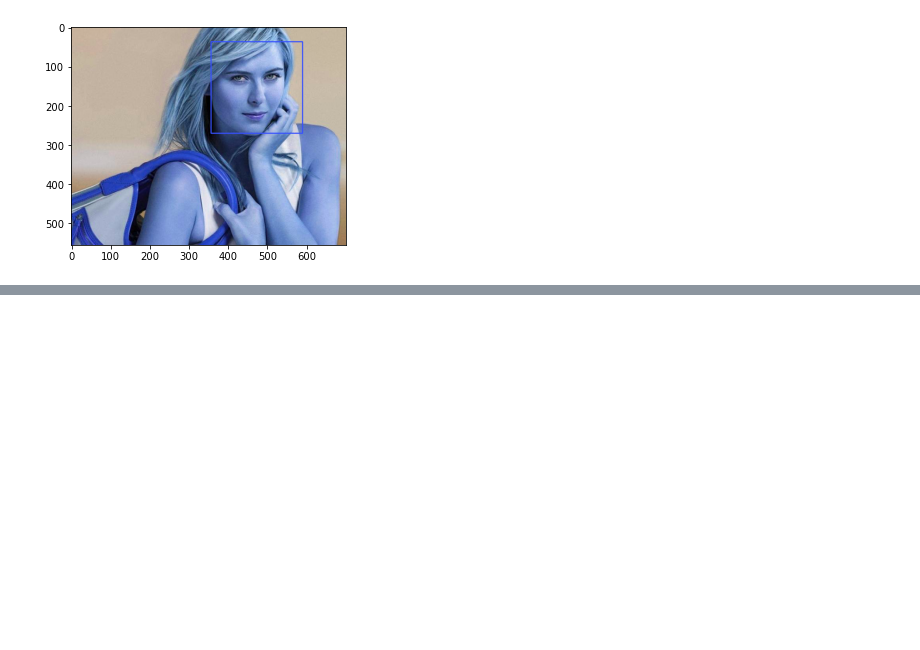
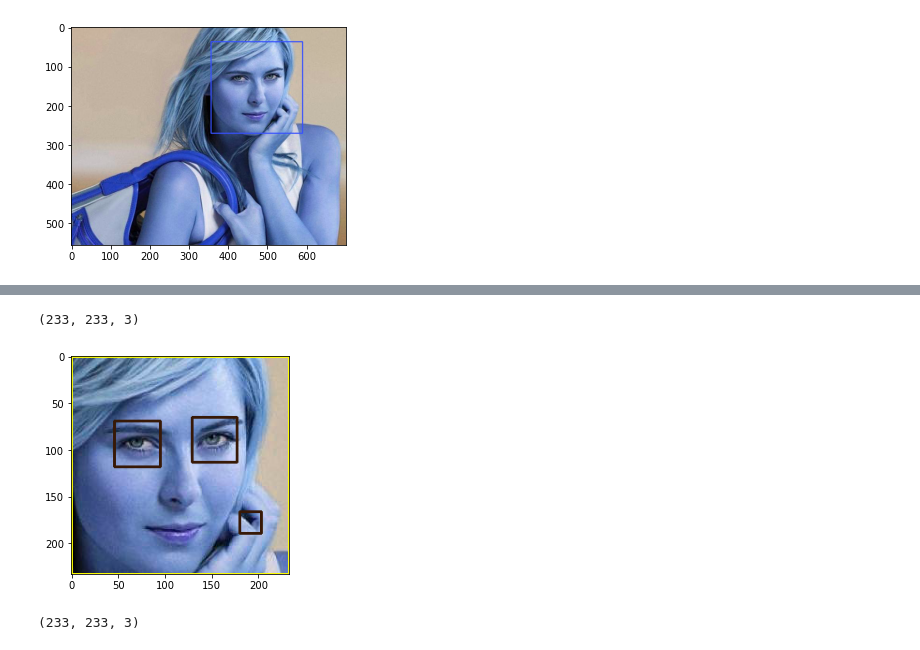
Before and after one commit to purvadaga/Image-classifier-web-app, a Jupyter notebook: model/Untitled.ipynb, the cells around one changed output, grey strips where cells are left out. Saved outputs shown, nothing was run; the diff lists cells and outputs as text; code cells hidden in the pictures; blank space fills up the shorter version.

```diff
--- a/model/Untitled.ipynb
+++ b/model/Untitled.ipynb
@@ -64,0 +65,12 @@ plt.show()
+# %%
+%matplotlib inline
+plt.imshow(roi_color,cmap='gray')
+roi_color.shape
+# %% [output]
+(233, 233, 3)
+[figure, added]
+# %%
+cropped_img = np.array(roi_color)
+cropped_img.shape
+# %% [output]
+(233, 233, 3)
```
Also changed, not shown: parts of 3 cells of this notebook.
